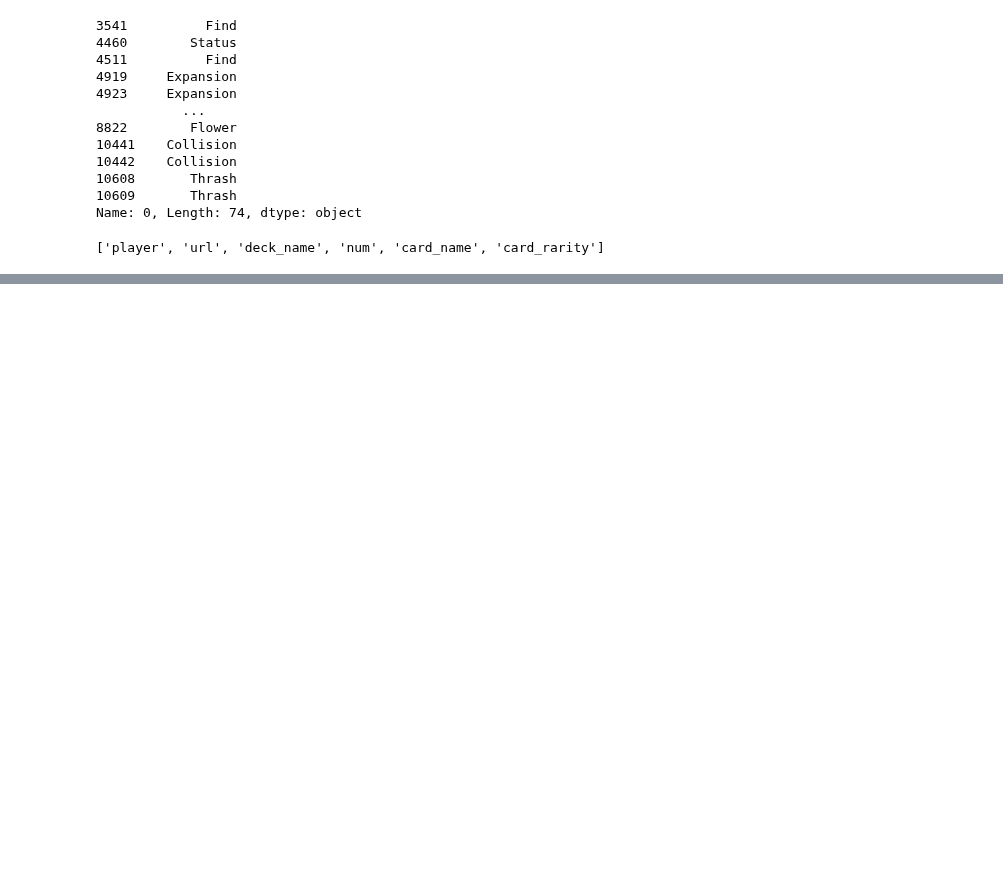
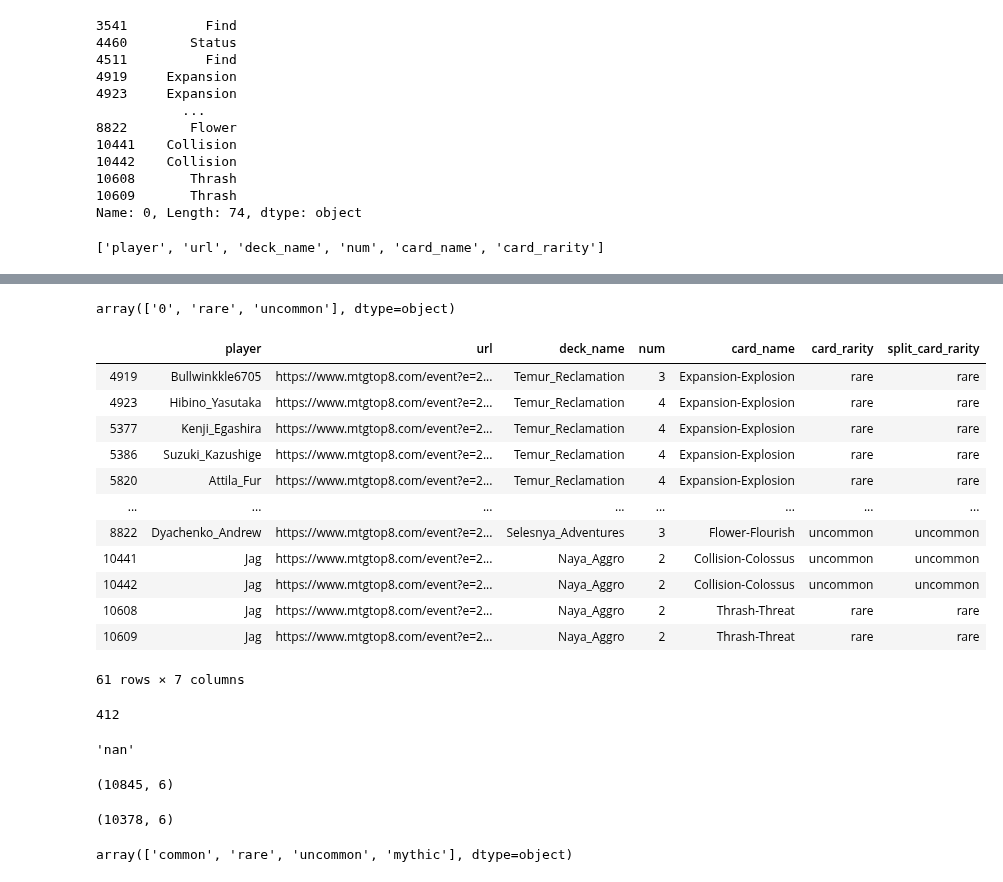
Before and after one commit to jcorum11/MTGA_rarity_analysis, a Jupyter notebook: wrangle_notebooks/mtg_wrangle_act.ipynb, the cells around one changed output, grey strips where cells are left out. Cells and saved outputs as stored; diff of their text form; code cells hidden in the pictures; blank space fills up the shorter version.

```diff
--- a/wrangle_notebooks/mtg_wrangle_act.ipynb
+++ b/wrangle_notebooks/mtg_wrangle_act.ipynb
@@ -382,0 +383,21 @@ for i in np.arange(decks_clean.shape[0]):
+# %%
+decks_clean.card_rarity = decks_clean.card_rarity.astype('str')
+for i in np.arange(decks_clean.shape[0]):
+    if decks_clean.card_name[i] == 'Expansion-Explosion':
+        decks_clean.card_rarity[i] = re.sub('nan', 'rare', decks_clean.card_rarity[i])
+    elif decks_clean.card_name[i] == 'Collision-Colossus':
+        decks_clean.card_rarity[i] = re.sub('nan', 'uncommon', decks_clean.card_rarity[i])
+    elif decks_clean.card_name[i] == 'Flower-Flourish':
+        decks_clean.card_rarity[i] = re.sub('nan', 'uncommon', decks_clean.card_rarity[i])
+    elif decks_clean.card_name[i] == 'Thrash-Threat':
+        decks_clean.card_rarity[i] = re.sub('nan', 'rare', decks_clean.card_rarity[i])
+    elif decks_clean.card_name[i] == 'Discovery-Dispersal':
+        decks_clean.card_rarity[i] = re.sub('nan', 'uncommon', decks_clean.card_rarity[i])
+    elif decks_clean.card_name[i] == 'Stasus-Statue':
+        decks_clean.card_rarity[i] = re.sub('nan', 'uncommon', decks_clean.card_rarity[i])
+    elif decks_clean.card_name[i] == 'Bedeck-Bedazzle':
+        decks_clean.card_rarity[i] = re.sub('nan', 'rare', decks_clean.card_rarity[i])
+    elif decks_clean.card_name[i] == 'Consecrate-Consume':
+        decks_clean.card_rarity[i] = re.sub('nan', 'uncommon', decks_clean.card_rarity[i])
+    elif decks_clean.card_name[i] == 'Carnival-Carnage':
+        decks_clean.card_rarity[i] = re.sub('nan', 'uncommon', decks_clean.card_rarity[i])
@@ -383,3 +422,17 @@ for i in np.arange(decks_clean.shape[0]):
+# %%
+conditions = [(decks_clean.card_name == 'Expansion-Explosion'),
+              (decks_clean.card_name == 'Collision-Colossus'),
+              (decks_clean.card_name == 'Flower-Flourish'),
+              (decks_clean.card_name == 'Thrash-Threat'),
+              (decks_clean.card_name == 'Discovery-Dispersal'),
+              (decks_clean.card_name == 'Stasus-Statue'),
+              (decks_clean.card_name == 'Bedeck-Bedazzle'),
+              (decks_clean.card_name == 'Consecrate-Consume'),
+              (decks_clean.card_name == 'Carnival-Carnage')]
+
+choices = ('rare', 'uncommon', 'uncommon', 'rare', 'uncommon', 'uncommon', 'rare', 'uncommon', 'uncommon')
+
+decks_clean['split_card_rarity'] = np.select(conditions, choices)
 # %%
 decks_clean.card_rarity.dropna(inplace=True)
 # %% [markdown]
@@ -478,0 +548,20 @@ decks_clean.to_csv('~/Documents/MTGA_rarity_analysis/data/decks_clean.csv', inde
+# %%
+decks_clean.split_card_rarity.unique()
+# %% [output]
+array(['0', 'rare', 'uncommon'], dtype=object)
+# %%
+decks_clean.query('split_card_rarity == "rare" or split_card_rarity == "uncommon"')
+# %% [output]
+|  | player | url | deck_name | num | card_name | card_rarity | split_card_rarity |
+| 4919 | Bullwinkkle6705 | https://www.mtgtop8.com/event?e=2... | Temur_Reclamation | 3 | Expansion-Explosion | rare | rare |
+| 4923 | Hibino_Yasutaka | https://www.mtgtop8.com/event?e=2... | Temur_Reclamation | 4 | Expansion-Explosion | rare | rare |
+| 5377 | Kenji_Egashira | https://www.mtgtop8.com/event?e=2... | Temur_Reclamation | 4 | Expansion-Explosion | rare | rare |
+| 5386 | Suzuki_Kazushige | https://www.mtgtop8.com/event?e=2... | Temur_Reclamation | 4 | Expansion-Explosion | rare | rare |
+| 5820 | Attila_Fur | https://www.mtgtop8.com/event?e=2... | Temur_Reclamation | 4 | Expansion-Explosion | rare | rare |
+| ... | ... | ... | ... | ... | ... | ... | ... |
+| 8822 | Dyachenko_Andrew | https://www.mtgtop8.com/event?e=2... | Selesnya_Adventures | 3 | Flower-Flourish | uncommon | uncommon |
+| 10441 | Jag | https://www.mtgtop8.com/event?e=2... | Naya_Aggro | 2 | Collision-Colossus | uncommon | uncommon |
+| 10442 | Jag | https://www.mtgtop8.com/event?e=2... | Naya_Aggro | 2 | Collision-Colossus | uncommon | uncommon |
+| 10608 | Jag | https://www.mtgtop8.com/event?e=2... | Naya_Aggro | 2 | Thrash-Threat | rare | rare |
+| 10609 | Jag | https://www.mtgtop8.com/event?e=2... | Naya_Aggro | 2 | Thrash-Threat | rare | rare |
+61 rows × 7 columns
@@ -478,0 +572,4 @@ decks_clean.to_csv('~/Documents/MTGA_rarity_analysis/data/decks_clean.csv', inde
+# %%
+decks_clean.duplicated().sum()
+# %% [output]
+412
@@ -478,0 +582,8 @@ decks_clean.to_csv('~/Documents/MTGA_rarity_analysis/data/decks_clean.csv', inde
+# %%
+decks_clean.iloc[10844].card_rarity
+# %% [output]
+'nan'
+# %%
+decks_clean.shape
+# %% [output]
+(10845, 6)
@@ -478,0 +592,8 @@ decks_clean.to_csv('~/Documents/MTGA_rarity_analysis/data/decks_clean.csv', inde
+# %%
+decks_clean.shape
+# %% [output]
+(10378, 6)
+# %%
+decks_clean.card_rarity.unique()
+# %% [output]
+array(['common', 'rare', 'uncommon', 'mythic'], dtype=object)
```
Also changed, not shown: parts of 13 cells of this notebook, 2 other files.
